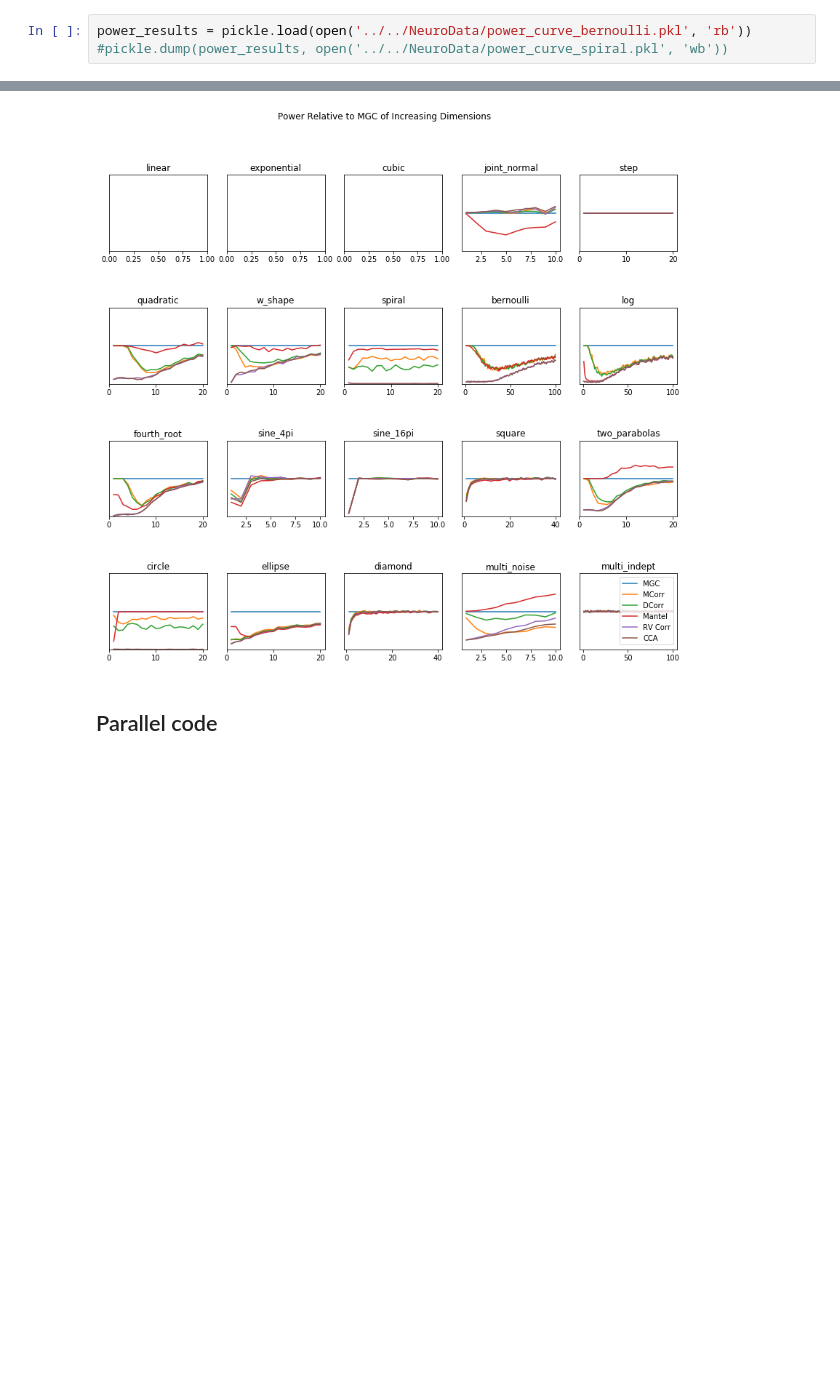
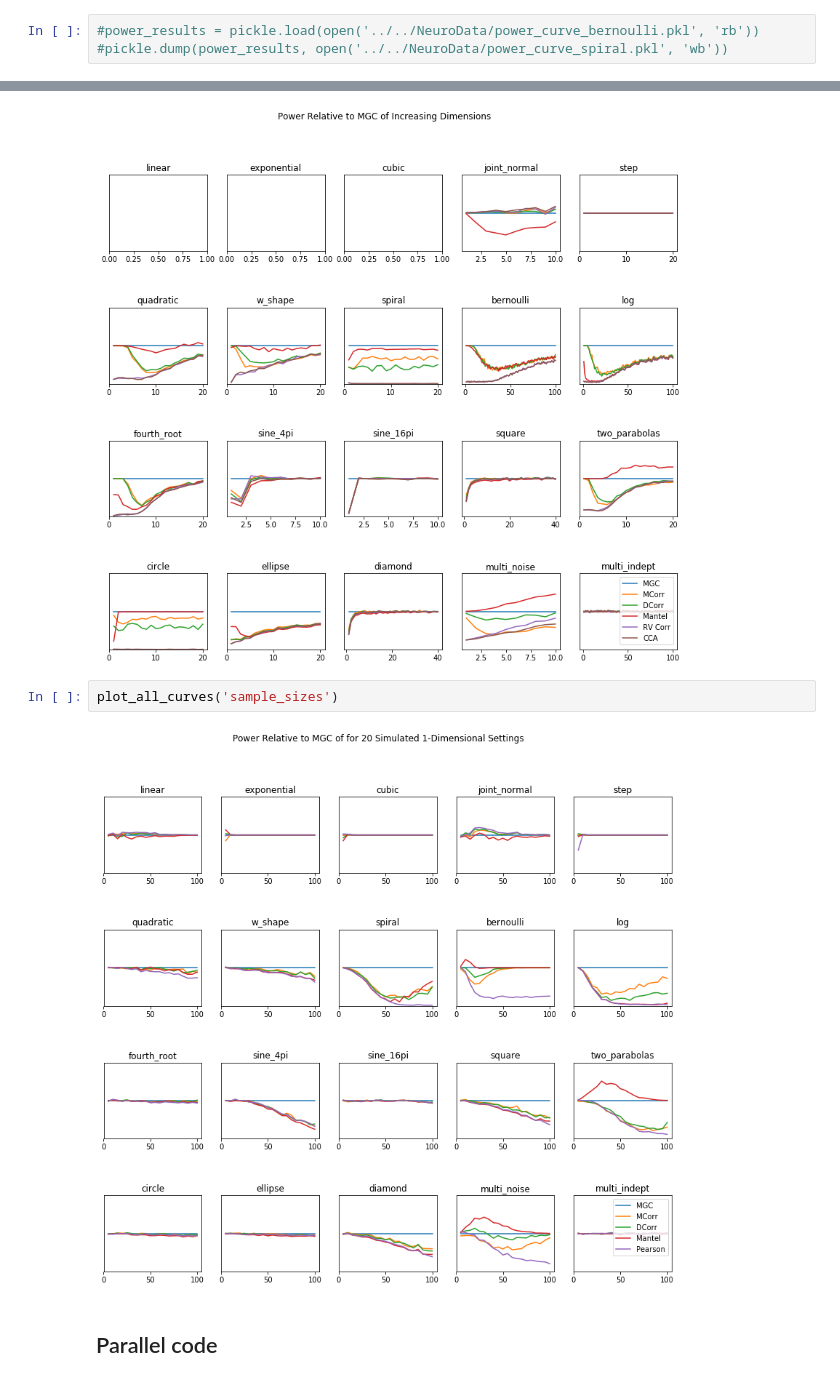
Before and after one commit to neurodata/mgcpy-old, a Jupyter notebook: demos/figure_2_power_curve.ipynb, the cells around one changed output, grey strips where cells are left out. Cells and saved outputs as stored; diff of their text form; blank space fills up the shorter version.

Commit message:
both curves

```diff
--- a/demos/figure_2_power_curve.ipynb
+++ b/demos/figure_2_power_curve.ipynb
@@ -214,5 +206,5 @@ Error
 * step / multi_noise: power.py:68: RuntimeWarning: invalid value encountered in greater_equal
   empirical_power = np.where(test_stats_alternative >= cutoff)[0].shape[0] / repeats
 # %%
-power_results = pickle.load(open('../../NeuroData/power_curve_bernoulli.pkl', 'rb'))
+#power_results = pickle.load(open('../../NeuroData/power_curve_bernoulli.pkl', 'rb'))
 #pickle.dump(power_results, open('../../NeuroData/power_curve_spiral.pkl', 'wb'))
@@ -314,6 +298,10 @@ def plot_all_curves(which_type):
 plot_all_curves('dimension')
 # %% [output]
 [figure]
+# %%
+plot_all_curves('sample_sizes')
+# %% [output]
+[figure, added]
 # %% [markdown]
 ## Parallel code
 # %%
```
Also changed, not shown: parts of 4 cells of this notebook.
